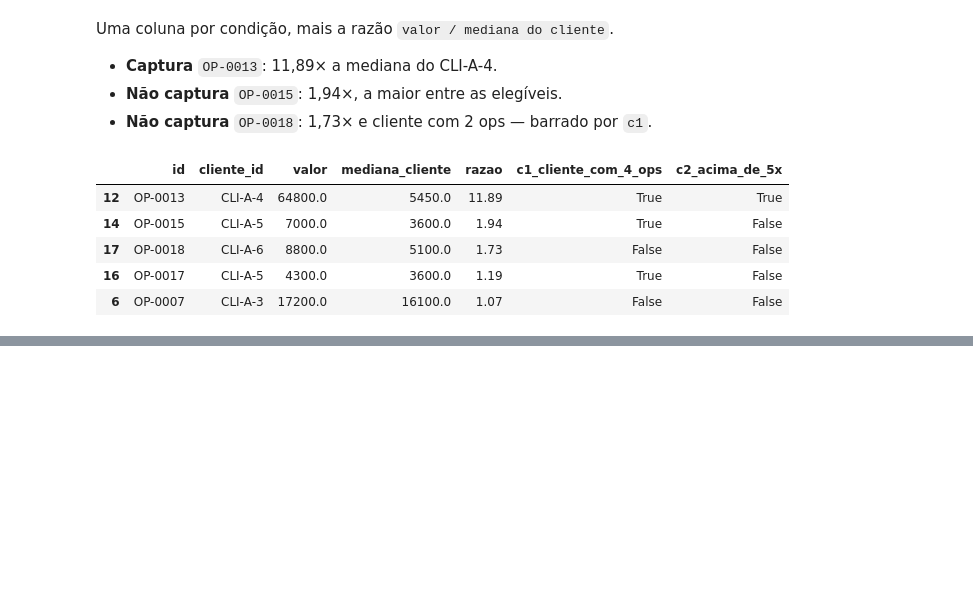
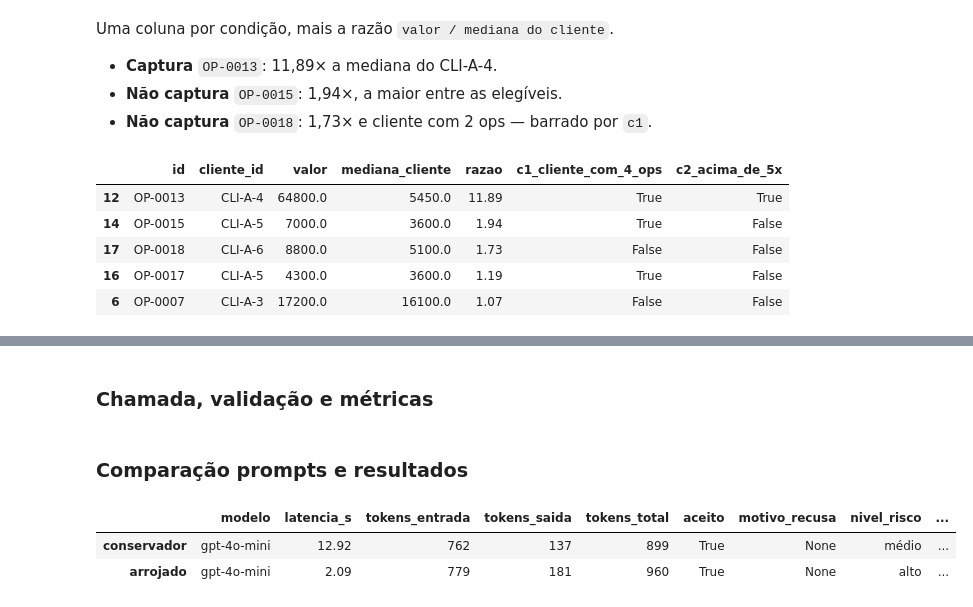
Before and after one commit to felipebns/desafio_tecnico_itau, a Jupyter notebook: nivel_1/nivel_1.ipynb, the cells around one changed output, grey strips where cells are left out. Cells and saved outputs as stored; diff of their text form; code cells hidden in the pictures; blank space fills up the shorter version.

Commit message:
nivel 1, parte B completa

```diff
--- a/nivel_1/nivel_1.ipynb
+++ b/nivel_1/nivel_1.ipynb
@@ -290,0 +352,24 @@ validacao_r2.sort_values("razao", ascending=False).head(5)
+# %%
+ESQUEMA = """Responda SOMENTE com um objeto JSON válido, sem nenhum texto fora dele, com exatamente estes campos:
+- "nivel_risco": um entre "baixo", "médio", "alto"
+- "tipologia_suspeita": string curta nomeando a tipologia
+- "red_flags": lista de strings
+- "justificativa": string, no máximo 4 frases
+
+Os números do dossiê já foram calculados e conferidos por regras determinísticas.
+Não recalcule somas, não verifique se algum limite foi ultrapassado e não questione se a regra disparou.
+Seu trabalho é interpretar e redigir. Em hipótese alguma você deve criar algum cálculo novo ou variável nova interna"""
+
+PROMPT_CONSERVADOR = f"""Você é analista sênior de Prevenção à Lavagem de Dinheiro numa mesa de triagem.
+
+Postura: o custo de um falso positivo é alto. Cada caso escalado consome horas de analista e gera atrito com um cliente possivelmente legítimo. Atribua risco "alto" apenas quando os dados do dossiê sustentarem sozinhos essa conclusão. Na dúvida entre dois níveis, escolha o menor. Não liste como red flag nada que dependa de informação ausente do dossiê, e não trate ausência de informação como indício.
+
+{ESQUEMA}"""
+
+PROMPT_ARROJADO = f"""Você é analista sênior de Prevenção à Lavagem de Dinheiro numa mesa de triagem.
+
+Postura: o custo de um falso negativo é alto. Uma operação de lavagem que passa pela triagem vira exposição regulatória e reputacional, e o caso só volta à mesa quando já é tarde. Trate os sinais do dossiê como indícios a escalar, não como teses a provar. Na dúvida entre dois níveis, escolha o maior. Além do que está explícito, aponte red flags potenciais e hipóteses de tipologia compatíveis com o padrão observado, indicando em cada uma que informação adicional a confirmaria.
+
+{ESQUEMA}"""
+# %% [markdown]
+### Chamada, validação e métricas
@@ -290,0 +457,24 @@ validacao_r2.sort_values("razao", ascending=False).head(5)
+# %% [markdown]
+### Comparação prompts e resultados
+# %%
+resultados = {}
+for nome, prompt in [("conservador", PROMPT_CONSERVADOR), ("arrojado", PROMPT_ARROJADO)]:
+    parecer, metricas, bruto = llm.call_openai(prompt, dossie)
+    resultados[nome] = {"parecer": parecer, "metricas": metricas, "bruto": bruto}
+
+comparacao = pd.DataFrame(
+    {
+        nome: {
+            **r["metricas"],
+            "nivel_risco": r["parecer"]["nivel_risco"] if r["parecer"] else None,
+            "n_red_flags": len(r["parecer"]["red_flags"]) if r["parecer"] else None,
+        }
+        for nome, r in resultados.items()
+    }
+).T
+
+comparacao
+# %% [output]
+|  | modelo | latencia_s | tokens_entrada | tokens_saida | tokens_total | aceito | motivo_recusa | nivel_risco | ... |
+| conservador | gpt-4o-mini | 12.92 | 762 | 137 | 899 | True | None | médio | ... |
+| arrojado | gpt-4o-mini | 2.09 | 779 | 181 | 960 | True | None | alto | ... |
```
Also changed, not shown: parts of 7 cells of this notebook, 4 other files.
